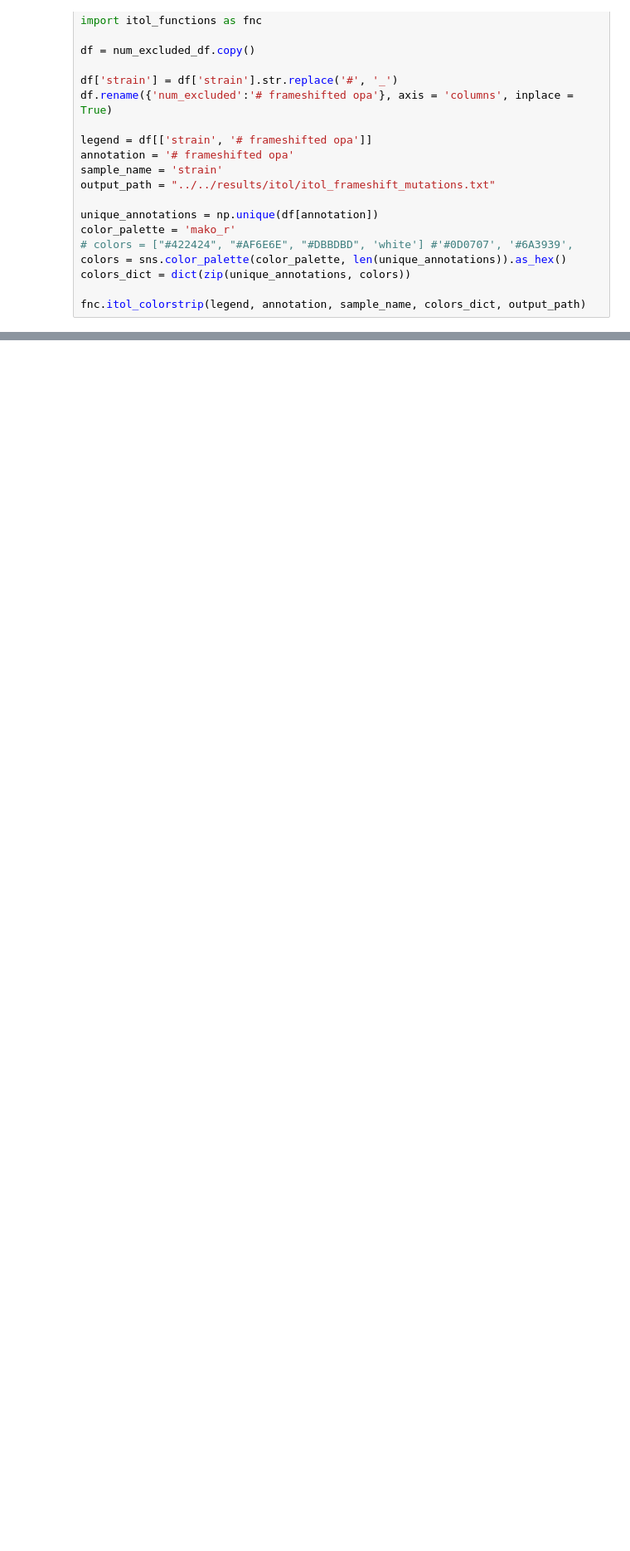
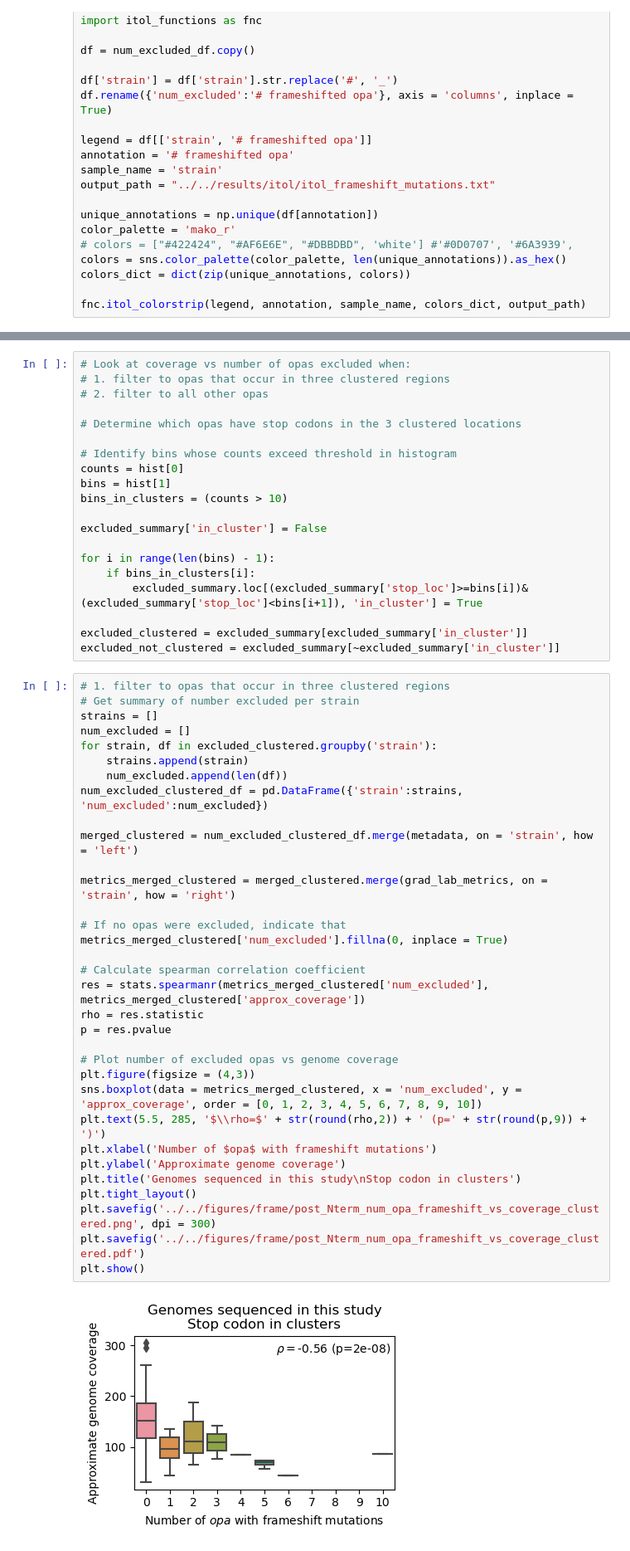
Before and after one commit to qinqin-yu/gonococcus_opa_diversity, a Jupyter notebook: opa_diversity_snakemake/workflow/notebooks/opa_frameshift_mutations.ipynb, the cells around one changed output, grey strips where cells are left out. Shown: that part at 83% size. Cells and saved outputs as stored; diff of their text form; blank space fills up the shorter version.

Commit message:
added analysis separating by stop codons in/not in clusters

```diff
--- a/opa_diversity_snakemake/workflow/notebooks/opa_frameshift_mutations.ipynb
+++ b/opa_diversity_snakemake/workflow/notebooks/opa_frameshift_mutations.ipynb
@@ -245,0 +230,55 @@ num_excluded_df
+# %%
+# Look at coverage vs number of opas excluded when:
+# 1. filter to opas that occur in three clustered regions
+# 2. filter to all other opas
+
+# Determine which opas have stop codons in the 3 clustered locations
+
+# Identify bins whose counts exceed threshold in histogram
+counts = hist[0]
+bins = hist[1]
+bins_in_clusters = (counts > 10)
+
+excluded_summary['in_cluster'] = False
+
+for i in range(len(bins) - 1):
+    if bins_in_clusters[i]:
+        excluded_summary.loc[(excluded_summary['stop_loc']>=bins[i])&(excluded_summary['stop_loc']<bins[i+1]), 'in_cluster'] = True
+
+excluded_clustered = excluded_summary[excluded_summary['in_cluster']]
+excluded_not_clustered = excluded_summary[~excluded_summary['in_cluster']]
+# %%
+# 1. filter to opas that occur in three clustered regions
+# Get summary of number excluded per strain
+strains = []
+num_excluded = []
+for strain, df in excluded_clustered.groupby('strain'):
+    strains.append(strain)
+    num_excluded.append(len(df))
+num_excluded_clustered_df = pd.DataFrame({'strain':strains, 'num_excluded':num_excluded})
+
+merged_clustered = num_excluded_clustered_df.merge(metadata, on = 'strain', how = 'left')
+
+metrics_merged_clustered = merged_clustered.merge(grad_lab_metrics, on = 'strain', how = 'right')
+
+# If no opas were excluded, indicate that
+metrics_merged_clustered['num_excluded'].fillna(0, inplace = True)
+
+# Calculate spearman correlation coefficient
+res = stats.spearmanr(metrics_merged_clustered['num_excluded'], metrics_merged_clustered['approx_coverage'])
+rho = res.statistic
+p = res.pvalue
+
+# Plot number of excluded opas vs genome coverage
+plt.figure(figsize = (4,3))
+sns.boxplot(data = metrics_merged_clustered, x = 'num_excluded', y = 'approx_coverage', order = [0, 1, 2, 3, 4, 5, 6, 7, 8, 9, 10])
+plt.text(5.5, 285, '$\\rho=$' + str(round(rho,2)) + ' (p=' + str(round(p,9)) + ')')
+plt.xlabel('Number of $opa$ with frameshift mutations')
+plt.ylabel('Approximate genome coverage')
+plt.title('Genomes sequenced in this study\nStop codon in clusters')
+plt.tight_layout()
+plt.savefig('../../figures/frame/post_Nterm_num_opa_frameshift_vs_coverage_clustered.png', dpi = 300)
+plt.savefig('../../figures/frame/post_Nterm_num_opa_frameshift_vs_coverage_clustered.pdf')
+plt.show()
+# %% [output]
+[figure, added]
```
Also changed, not shown: parts of 3 cells of this notebook.
